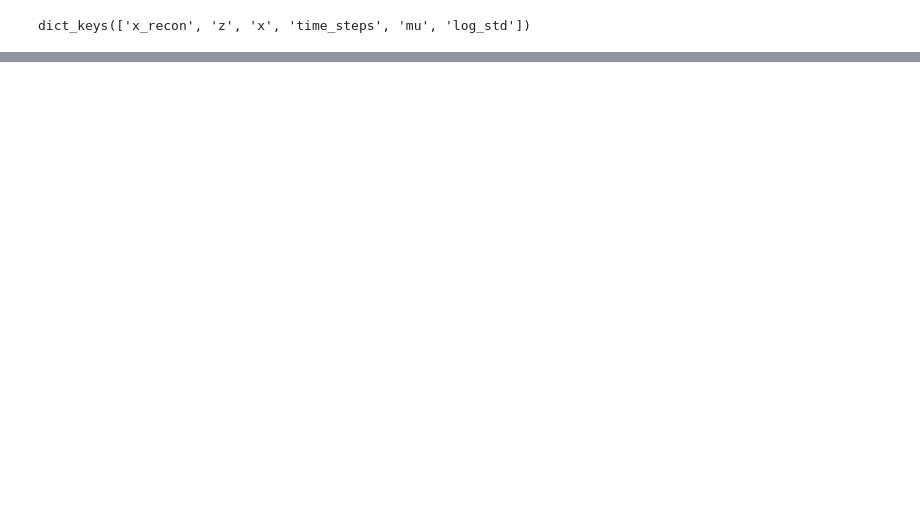
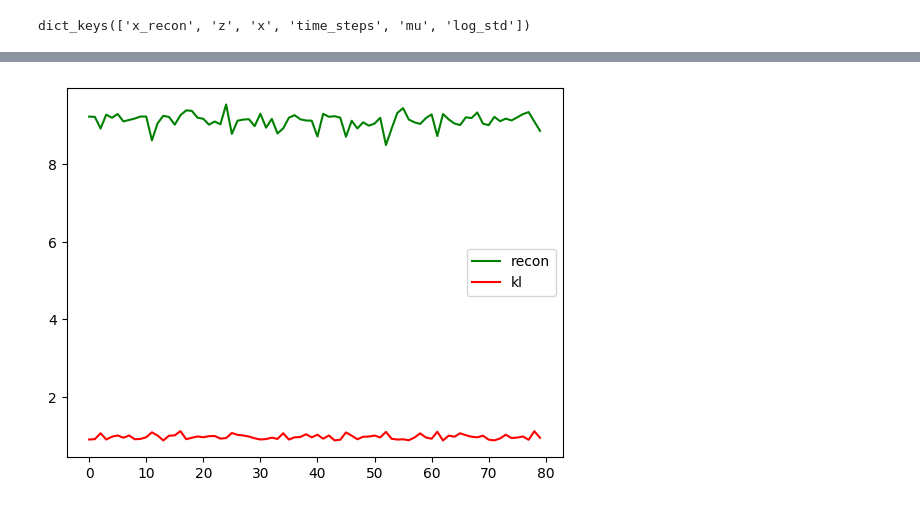
Before and after one commit to VityaVitalich/MLEM, a Jupyter notebook: experiments/rosbank/notebooks/testing.ipynb, the cells around one changed output, grey strips where cells are left out. Drawn from its saved outputs; the diff is of its cells as text; code cells hidden in the pictures; blank space fills up the shorter version.

Commit message:
testing train loop

```diff
--- a/experiments/rosbank/notebooks/testing.ipynb
+++ b/experiments/rosbank/notebooks/testing.ipynb
@@ -55,0 +61,39 @@ loss_out
+# %%
+def perform_epoch(model, batch, optimizer):
+    optimizer.zero_grad()
+    out = model(batch[0])
+    loss = model.loss(out)
+    loss['elbo_loss'].backward()
+    optimizer.step
+
+    return loss
+
+def train(model, loader, optimizer, num_epochs):
+
+    model.train()
+    recon_loss = []
+    kl_loss = []
+    for epoch in range(num_epochs):
+        for i, batch in tqdm(enumerate(loader), total=len(loader)):
+            loss = perform_epoch(model, batch, optimizer)
+            recon_loss.append(loss['recon_loss'].detach().item())
+            kl_loss.append(loss['kl_loss'].detach().item())
+
+            if (i+1) % 1 == 0:
+                plot_losses(recon_loss, kl_loss)
+
+
+def plot_losses(recon_loss, kl_loss):
+    clear_output(True)
+    plt.plot(np.log(recon_loss), color='g', label='recon')
+    plt.plot(kl_loss, color='r', label='kl')
+    plt.legend()
+    plt.show()
+# %%
+lr = 3e-2
+net = MegaNet(model_conf=model_conf, data_conf=conf)
+optimizer = torch.optim.Adam(net.parameters(), lr=lr)
+# %%
+train(net, train_loader, optimizer, 10)
+# %% [output]
+[figure, added]
```
Also changed, not shown: parts of 6 cells of this notebook, 2 other files.
